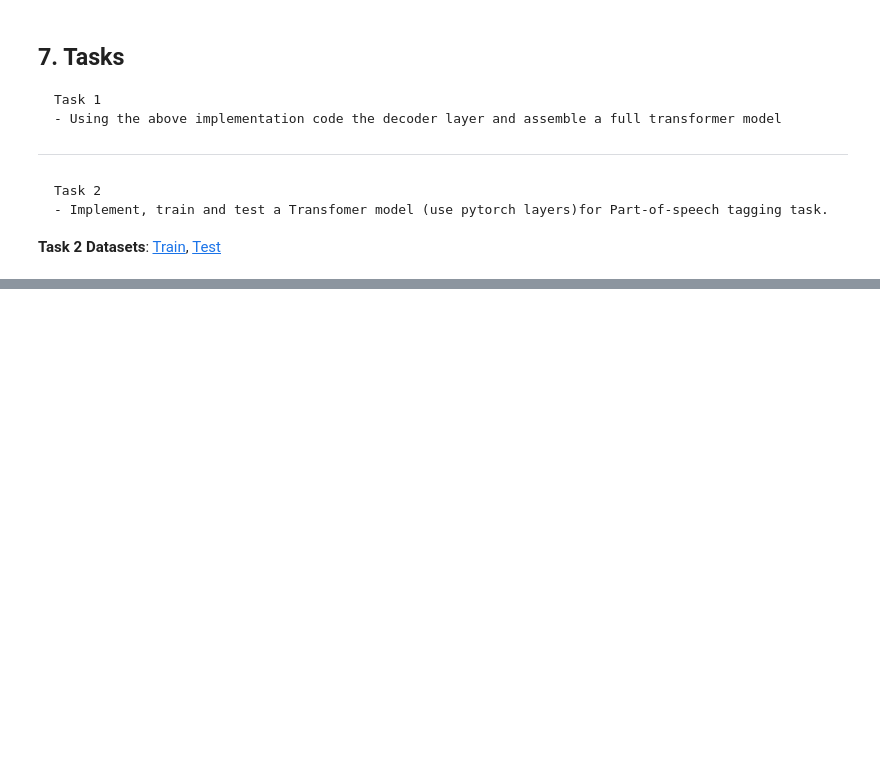
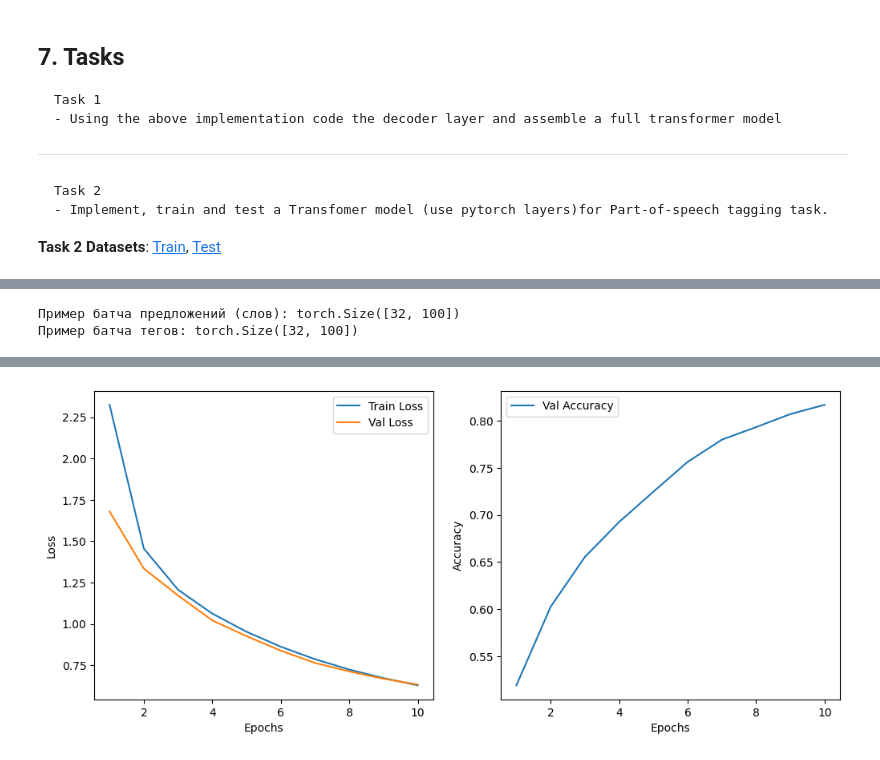
Before and after one commit to dadaxonEnigma/Inno-ML, a Jupyter notebook: Advanced ML/Transformers/AML.S25.lab.06.ipynb, the cells around one changed output, grey strips where cells are left out. Drawn from its saved outputs; the diff is of its cells as text; code cells hidden in the pictures; blank space fills up the shorter version.

```diff
--- a/Advanced ML/Transformers/AML.S25.lab.06.ipynb
+++ b/Advanced ML/Transformers/AML.S25.lab.06.ipynb
@@ -374,0 +510,26 @@ class Transformer(nn.Module):
+# %%
+# Let's check what the batch files look like
+for batch in train_loader:
+    sample_sentences, sample_tags = batch
+    print("Example of a batch of sentences (words):", sample_sentences.shape)
+    print("Example of a tag batch:", sample_tags.shape)
+    break
+# %% [output]
+Пример батча предложений (слов): torch.Size([32, 100])
+Пример батча тегов: torch.Size([32, 100])
+# %%
+class TransformerPOSTagger(nn.Module):
+    def __init__(self, vocab_size, tagset_size, embed_dim=128, hidden_dim=256, num_heads=4, num_layers=2, dropout=0.1):
+        super().__init__()
+        self.embedding = nn.Embedding(vocab_size, embed_dim, padding_idx=0)  # Embedding layer
+        self.pos_encoder = nn.TransformerEncoder(
+            nn.TransformerEncoderLayer(d_model=embed_dim, nhead=num_heads, dim_feedforward=hidden_dim, dropout=dropout),
+            num_layers=num_layers
+        )
+        self.fc = nn.Linear(embed_dim, tagset_size)  # Output layer for tag prediction
+
+    def forward(self, x):
+        x = self.embedding(x)  # Converting word indexes to vectors
+        x = self.pos_encoder(x)  # Processing via Transformer
+        x = self.fc(x)  # Running it through the Linear layer
+        return x  # Returning logits (without softmax)
@@ -374,0 +593,36 @@ class Transformer(nn.Module):
+# %%
+import matplotlib.pyplot as plt
+%matplotlib inline
+import os
+os.environ["KMP_DUPLICATE_LIB_OK"]="TRUE"
+
+# Graphs for visualizing loss and accuracy
+train_losses, val_losses, val_accuracies = [], [], []
+
+for epoch in range(EPOCHS):
+    train_loss = train(model, train_loader, optimizer, criterion, DEVICE)
+    val_loss, val_acc = evaluate(model, test_loader, criterion, DEVICE)
+
+    train_losses.append(train_loss)
+    val_losses.append(val_loss)
+    val_accuracies.append(val_acc)
+
+    print(f"Epoch {epoch+1}/{EPOCHS} - Train Loss: {train_loss:.4f} | Val Loss: {val_loss:.4f} | Val Acc: {val_acc:.4f}")
+
+# Visualization
+plt.figure(figsize=(12, 5))
+plt.subplot(1, 2, 1)
+plt.plot(range(1, EPOCHS + 1), train_losses, label="Train Loss")
+plt.plot(range(1, EPOCHS + 1), val_losses, label="Val Loss")
+plt.xlabel('Epochs')
+plt.ylabel('Loss')
+plt.legend()
+
+plt.subplot(1, 2, 2)
+plt.plot(range(1, EPOCHS + 1), val_accuracies, label="Val Accuracy")
+plt.xlabel('Epochs')
+plt.ylabel('Accuracy')
+plt.legend()
+
+plt.show()
+# %% [output]
@@ -374,0 +639 @@ class Transformer(nn.Module):
+[figure, added]
```
Also changed, not shown: parts of 15 cells of this notebook.
